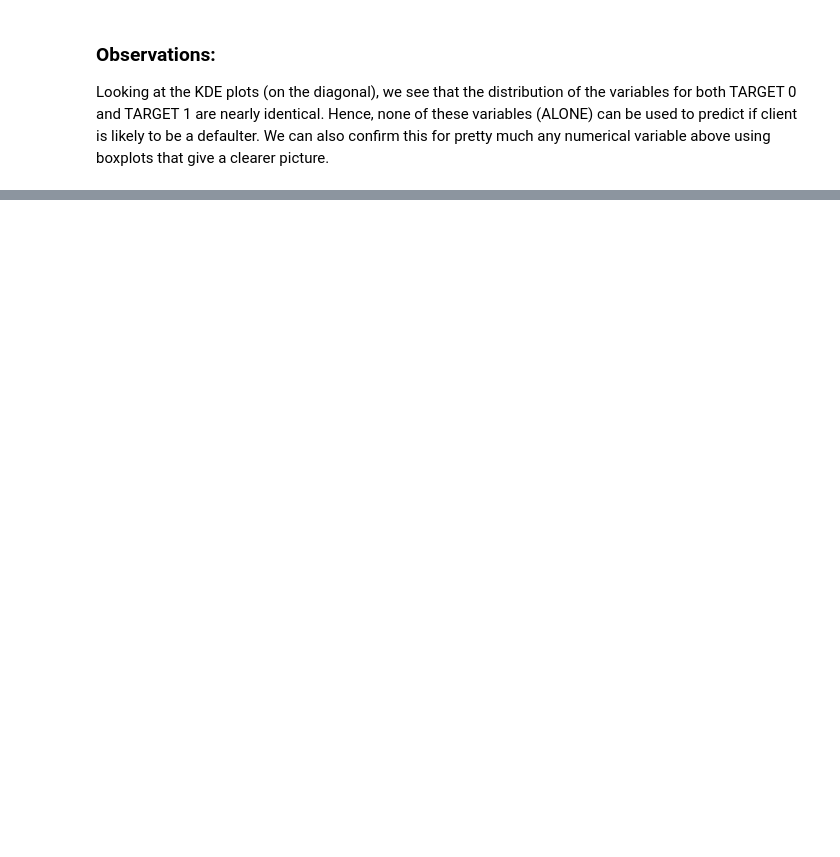
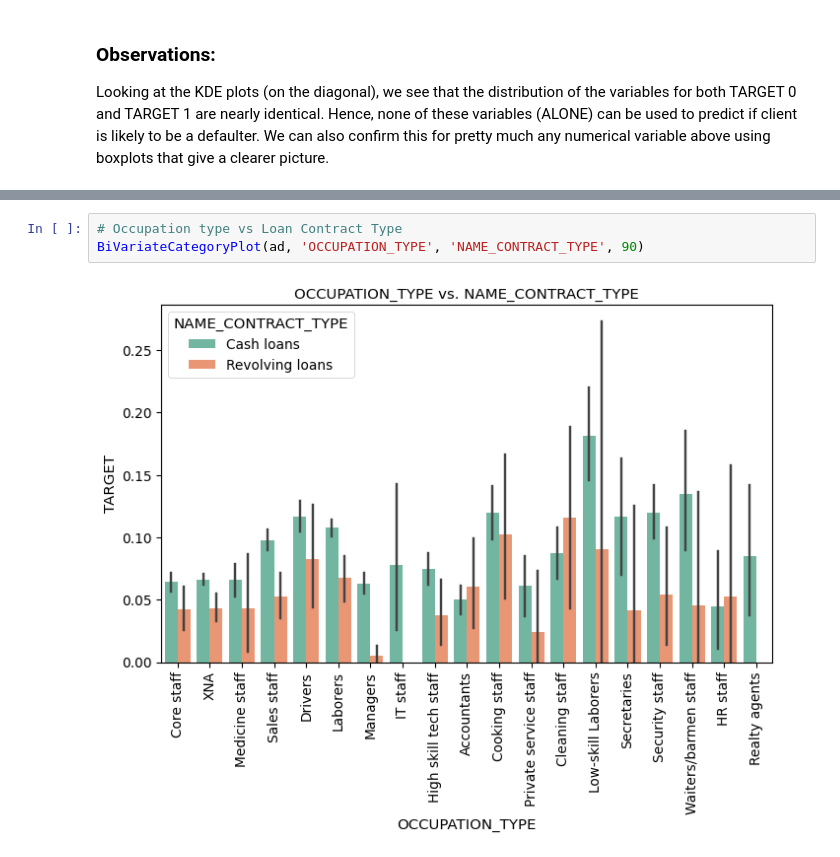
Before and after one commit to Monica05-aadi/LoanEDA, a Jupyter notebook: BANK Case STUDY.ipynb, the cells around one changed output, grey strips where cells are left out. Saved outputs shown, nothing was run; the diff lists cells and outputs as text; blank space fills up the shorter version.

```diff
--- a/BANK Case STUDY.ipynb
+++ b/BANK Case STUDY.ipynb
@@ -1082,0 +1128,5 @@ MakeBarPlot_CategoryVars_vs_Target(df)
+# %%
+# Occupation type vs Loan Contract Type
+BiVariateCategoryPlot(ad, 'OCCUPATION_TYPE', 'NAME_CONTRACT_TYPE', 90)
+# %% [output]
+[figure, added]
```
Also changed, not shown: parts of 37 cells of this notebook.
